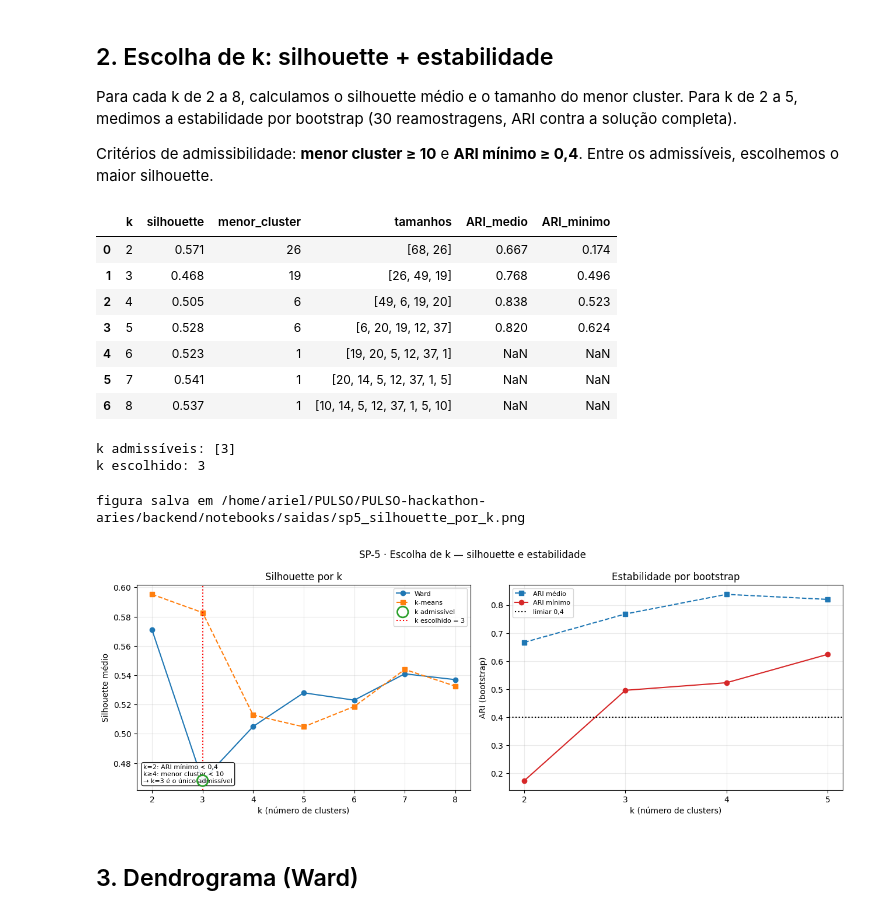
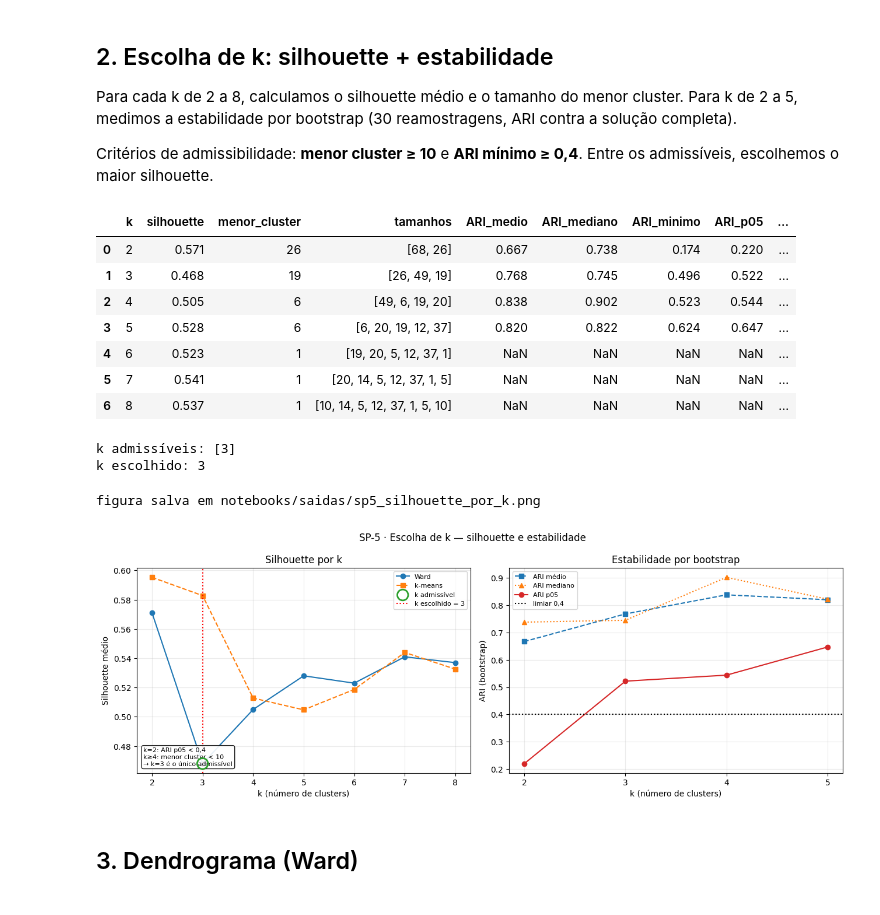
Before and after one commit to beatrizloyola/PULSO, a Jupyter notebook: backend/notebooks/sp5_clusters_k.ipynb, the cells around one changed output. Saved outputs shown, nothing was run; the diff lists cells and outputs as text; code cells hidden in the pictures.

Commit message:
fix(sp5): qualifica validação, reporta ARI e limpa caminhos

```diff
--- a/backend/notebooks/sp5_clusters_k.ipynb
+++ b/backend/notebooks/sp5_clusters_k.ipynb
@@ -119,7 +119,14 @@ def estabilidade(X, k, n_boot=30):
             continue
         alt = AgglomerativeClustering(n_clusters=k, linkage="ward").fit_predict(X[idx])
         aris.append(adjusted_rand_score(base[idx], alt))
-    return float(np.mean(aris)), float(np.min(aris))
+    aris = np.array(aris)
+    return {
+        "ARI_medio": float(np.mean(aris)),
+        "ARI_mediano": float(np.median(aris)),
+        "ARI_minimo": float(np.min(aris)),
+        "ARI_p05": float(np.quantile(aris, 0.05)),
+        "ARI_abaixo_0.4": float(np.mean(aris < 0.4)),
+    }
 
 
 linhas = []
@@ -127,32 +134,33 @@ for k in range(2, 9):
     lab = AgglomerativeClustering(n_clusters=k, linkage="ward").fit_predict(X)
     sil = silhouette_score(X, lab)
     tamanhos = np.bincount(lab)
-    ari_medio = ari_min = np.nan
+    ari = {c: np.nan for c in ["ARI_medio", "ARI_mediano", "ARI_minimo", "ARI_p05", "ARI_abaixo_0.4"]}
     if k <= 5:
-        ari_medio, ari_min = estabilidade(X, k)
+        ari = estabilidade(X, k)
     linhas.append({
         "k": k, "silhouette": sil, "menor_cluster": int(tamanhos.min()),
-        "tamanhos": tamanhos.tolist(), "ARI_medio": ari_medio, "ARI_minimo": ari_min,
+        "tamanhos": tamanhos.tolist(), **ari,
     })
 
 tabela_k = pd.DataFrame(linhas)
-tabela_k[["silhouette", "ARI_medio", "ARI_minimo"]] = tabela_k[["silhouette", "ARI_medio", "ARI_minimo"]].round(3)
+cols_ari = ["silhouette", "ARI_medio", "ARI_mediano", "ARI_minimo", "ARI_p05", "ARI_abaixo_0.4"]
+tabela_k[cols_ari] = tabela_k[cols_ari].round(3)
 display(tabela_k)
 tabela_k.to_csv(_comum.SAIDAS_DIR / "sp5_escolha_k.csv", index=False)
 
-admissiveis = tabela_k[(tabela_k["menor_cluster"] >= 10) & (tabela_k["ARI_minimo"] >= 0.4)]
+admissiveis = tabela_k[(tabela_k["menor_cluster"] >= 10) & (tabela_k["ARI_p05"] >= 0.4)]
 K_ESCOLHIDO = int(admissiveis.sort_values("silhouette", ascending=False).iloc[0]["k"])
 print("k admissíveis:", admissiveis["k"].tolist())
 print("k escolhido:", K_ESCOLHIDO)
 # %% [output]
-|  | k | silhouette | menor_cluster | tamanhos | ARI_medio | ARI_minimo |
-| 0 | 2 | 0.571 | 26 | [68, 26] | 0.667 | 0.174 |
-| 1 | 3 | 0.468 | 19 | [26, 49, 19] | 0.768 | 0.496 |
-| 2 | 4 | 0.505 | 6 | [49, 6, 19, 20] | 0.838 | 0.523 |
-| 3 | 5 | 0.528 | 6 | [6, 20, 19, 12, 37] | 0.820 | 0.624 |
-| 4 | 6 | 0.523 | 1 | [19, 20, 5, 12, 37, 1] | NaN | NaN |
-| 5 | 7 | 0.541 | 1 | [20, 14, 5, 12, 37, 1, 5] | NaN | NaN |
-| 6 | 8 | 0.537 | 1 | [10, 14, 5, 12, 37, 1, 5, 10] | NaN | NaN |
+|  | k | silhouette | menor_cluster | tamanhos | ARI_medio | ARI_mediano | ARI_minimo | ARI_p05 | ... |
+| 0 | 2 | 0.571 | 26 | [68, 26] | 0.667 | 0.738 | 0.174 | 0.220 | ... |
+| 1 | 3 | 0.468 | 19 | [26, 49, 19] | 0.768 | 0.745 | 0.496 | 0.522 | ... |
+| 2 | 4 | 0.505 | 6 | [49, 6, 19, 20] | 0.838 | 0.902 | 0.523 | 0.544 | ... |
+| 3 | 5 | 0.528 | 6 | [6, 20, 19, 12, 37] | 0.820 | 0.822 | 0.624 | 0.647 | ... |
+| 4 | 6 | 0.523 | 1 | [19, 20, 5, 12, 37, 1] | NaN | NaN | NaN | NaN | ... |
+| 5 | 7 | 0.541 | 1 | [20, 14, 5, 12, 37, 1, 5] | NaN | NaN | NaN | NaN | ... |
+| 6 | 8 | 0.537 | 1 | [10, 14, 5, 12, 37, 1, 5, 10] | NaN | NaN | NaN | NaN | ... |
 k admissíveis: [3]
 k escolhido: 3
 # %%
@@ -167,39 +175,40 @@ fig, axes = plt.subplots(1, 2, figsize=(13, 4.8))
 ax = axes[0]
 ax.plot(tabela_k["k"], tabela_k["silhouette"], marker="o", label="Ward")
 ax.plot(kmeans_df["k"], kmeans_df["silhouette_kmeans"], marker="s", linestyle="--", label="k-means")
 ax.scatter(admissiveis["k"], admissiveis["silhouette"], s=180, facecolors="none",
            edgecolors="#2ca02c", linewidths=2, label="k admissível", zorder=5)
 ax.axvline(K_ESCOLHIDO, color="red", linestyle=":", label=f"k escolhido = {K_ESCOLHIDO}")
 ax.set_xlabel("k (número de clusters)")
 ax.set_ylabel("Silhouette médio")
 ax.set_title("Silhouette por k")
 ax.set_xticks(range(2, 9))
 ax.grid(alpha=0.25)
 ax.legend(fontsize=8, loc="upper right")
-ax.text(0.02, 0.03, "k=2: ARI mínimo < 0,4\nk≥4: menor cluster < 10\n→ k=3 é o único admissível",
+ax.text(0.02, 0.03, "k=2: ARI p05 < 0,4\nk≥4: menor cluster < 10\n→ k=3 é o único admissível",
         transform=ax.transAxes, fontsize=8, va="bottom",
         bbox=dict(boxstyle="round,pad=0.3", facecolor="white", alpha=0.9))
 
 ax = axes[1]
-ari = tabela_k.dropna(subset=["ARI_minimo"])
+ari = tabela_k.dropna(subset=["ARI_p05"])
 ax.plot(ari["k"], ari["ARI_medio"], marker="s", linestyle="--", label="ARI médio")
-ax.plot(ari["k"], ari["ARI_minimo"], marker="o", color="#d62728", label="ARI mínimo")
+ax.plot(ari["k"], ari["ARI_mediano"], marker="^", linestyle=":", label="ARI mediano")
+ax.plot(ari["k"], ari["ARI_p05"], marker="o", color="#d62728", label="ARI p05")
 ax.axhline(0.4, color="black", linestyle=":", label="limiar 0,4")
 ax.set_xlabel("k (número de clusters)")
 ax.set_ylabel("ARI (bootstrap)")
 ax.set_title("Estabilidade por bootstrap")
 ax.set_xticks(range(2, 6))
 ax.grid(alpha=0.25)
 ax.legend(fontsize=8)
 
 fig.suptitle("SP-5 · Escolha de k — silhouette e estabilidade")
 fig.tight_layout()
 caminho = _comum.salvar_figura(fig, "sp5_silhouette_por_k.png")
-print("figura salva em", caminho)
+print("figura salva em", caminho.relative_to(_comum.BACKEND_DIR))
 plt.show()
 # %% [output]
-figura salva em /home/ariel/PULSO/PULSO-hackathon-aries/backend/notebooks/saidas/sp5_silhouette_por_k.png
+figura salva em notebooks/saidas/sp5_silhouette_por_k.png
-[figure, old version]
+[figure, new version]
 # %% [markdown]
 ## 3. Dendrograma (Ward)
 # %%
```
Also changed, not shown: parts of 6 cells of this notebook, 6 other files.
